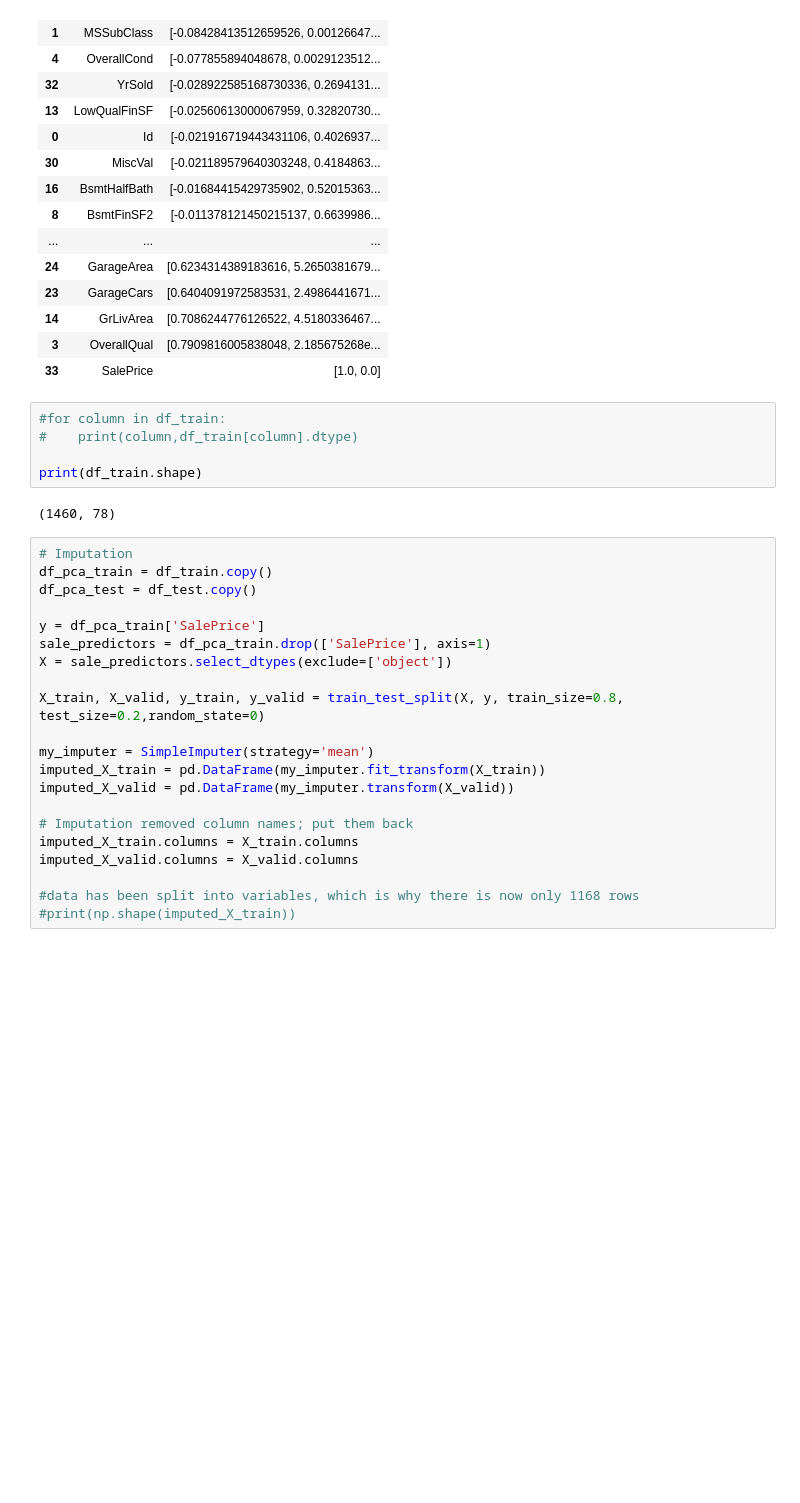
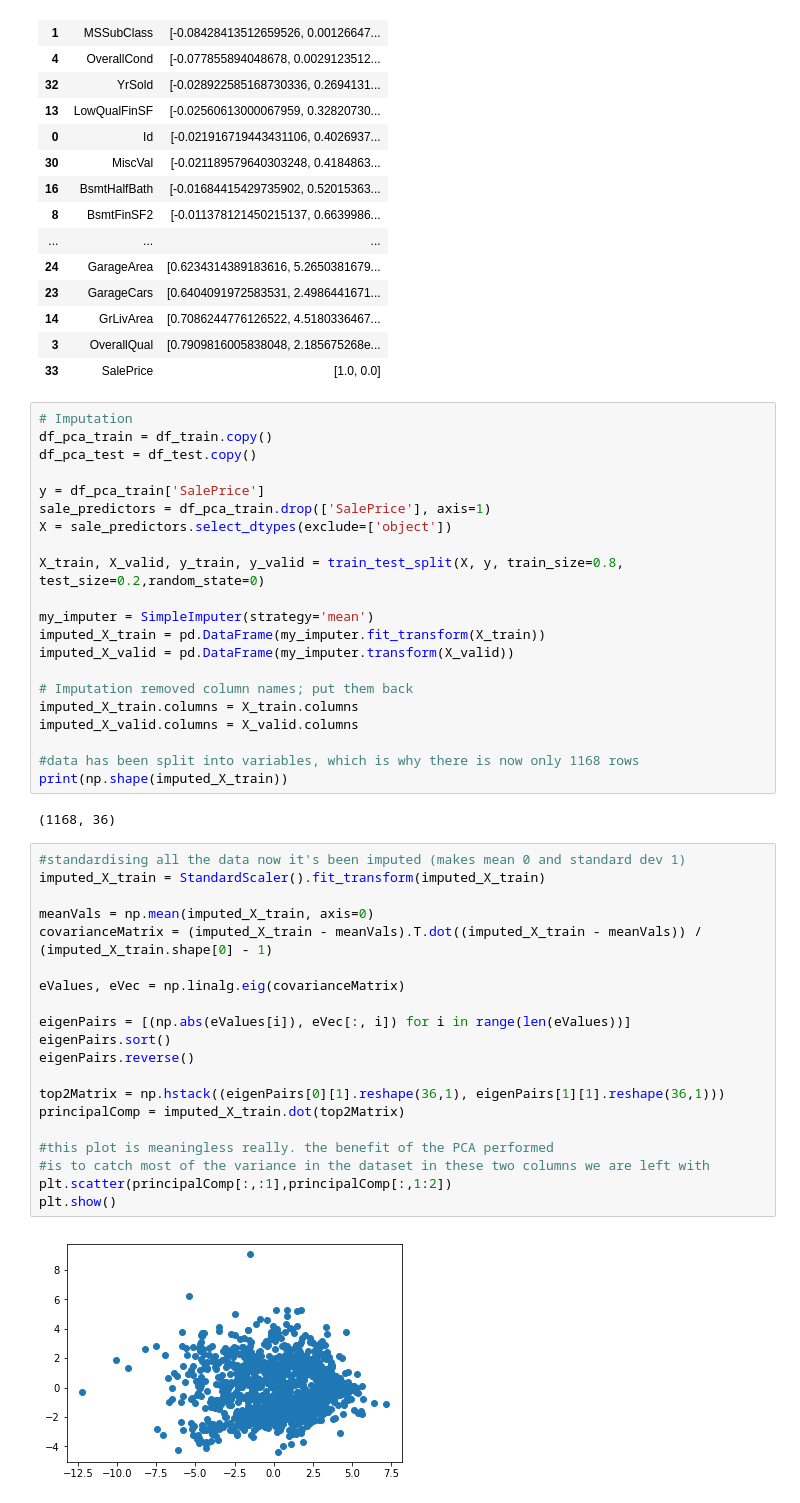
Before and after one commit to foreverloop/house-regress-k, a Jupyter notebook: HouseRegression.ipynb, the cells around one changed output. Saved outputs shown, nothing was run; the diff lists cells and outputs as text; blank space fills up the shorter version.

```diff
--- a/HouseRegression.ipynb
+++ b/HouseRegression.ipynb
@@ -169,13 +170,6 @@ number of numeric columns: 37
 | 14 | GrLivArea | [0.7086244776126522, 4.5180336467... |
 | 3 | OverallQual | [0.7909816005838048, 2.185675268e... |
 | 33 | SalePrice | [1.0, 0.0] |
-# %%
-#for column in df_train:
-#    print(column,df_train[column].dtype)
-
-print(df_train.shape)
-# %% [output]
-(1460, 78)
 # %%
 # Imputation
 df_pca_train = df_train.copy()
@@ -196,5 +190,29 @@ imputed_X_train.columns = X_train.columns
 imputed_X_valid.columns = X_valid.columns
 
 #data has been split into variables, which is why there is now only 1168 rows
-#print(np.shape(imputed_X_train))
+print(np.shape(imputed_X_train))
+# %% [output]
+(1168, 36)
+# %%
+#standardising all the data now it's been imputed (makes mean 0 and standard dev 1)
+imputed_X_train = StandardScaler().fit_transform(imputed_X_train)
+
+meanVals = np.mean(imputed_X_train, axis=0)
+covarianceMatrix = (imputed_X_train - meanVals).T.dot((imputed_X_train - meanVals)) / (imputed_X_train.shape[0] - 1)
+
+eValues, eVec = np.linalg.eig(covarianceMatrix)
+
+eigenPairs = [(np.abs(eValues[i]), eVec[:, i]) for i in range(len(eValues))]
+eigenPairs.sort()
+eigenPairs.reverse()
+
+top2Matrix = np.hstack((eigenPairs[0][1].reshape(36,1), eigenPairs[1][1].reshape(36,1)))
+principalComp = imputed_X_train.dot(top2Matrix)
+
+#this plot is meaningless really. the benefit of the PCA performed
+#is to catch most of the variance in the dataset in these two columns we are left with
+plt.scatter(principalComp[:,:1],principalComp[:,1:2])
+plt.show()
+# %% [output]
+[figure, added]
 # %%
```
Also changed, not shown: parts of 4 cells of this notebook.
